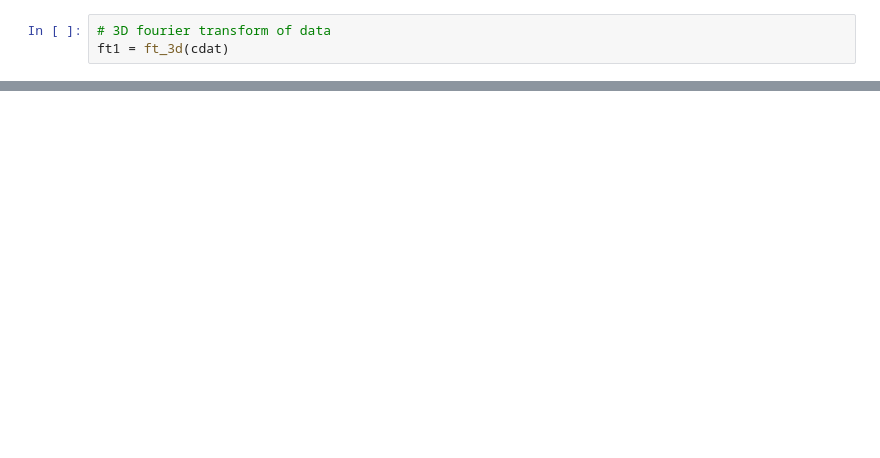
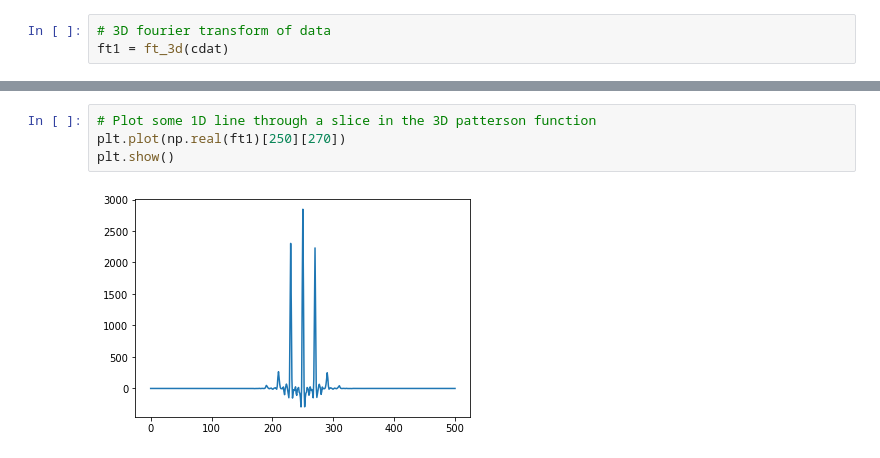
Before and after one commit to jmsweng/3D-PDF, a Jupyter notebook: punch and fill.ipynb, the cells around one changed output, grey strips where cells are left out. Drawn from its saved outputs; the diff is of its cells as text; blank space fills up the shorter version.

```diff
--- a/punch and fill.ipynb
+++ b/punch and fill.ipynb
@@ -160,0 +171,6 @@ plt.colorbar()
+# %%
+# Plot some 1D line through a slice in the 3D patterson function
+plt.plot(np.real(ft1)[250][270])
+plt.show()
+# %% [output]
+[figure, added]
```
Also changed, not shown: parts of 9 cells of this notebook, 1 other file.
